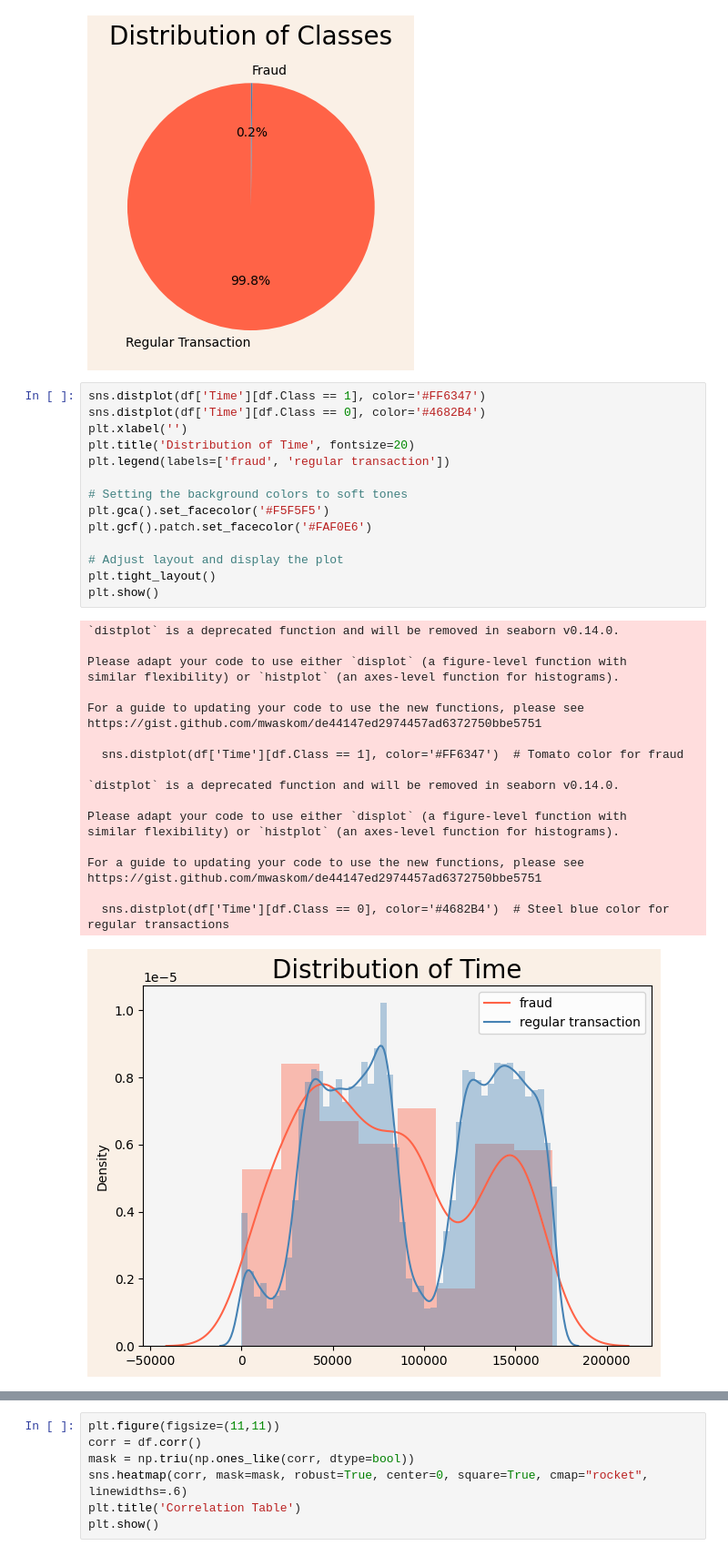
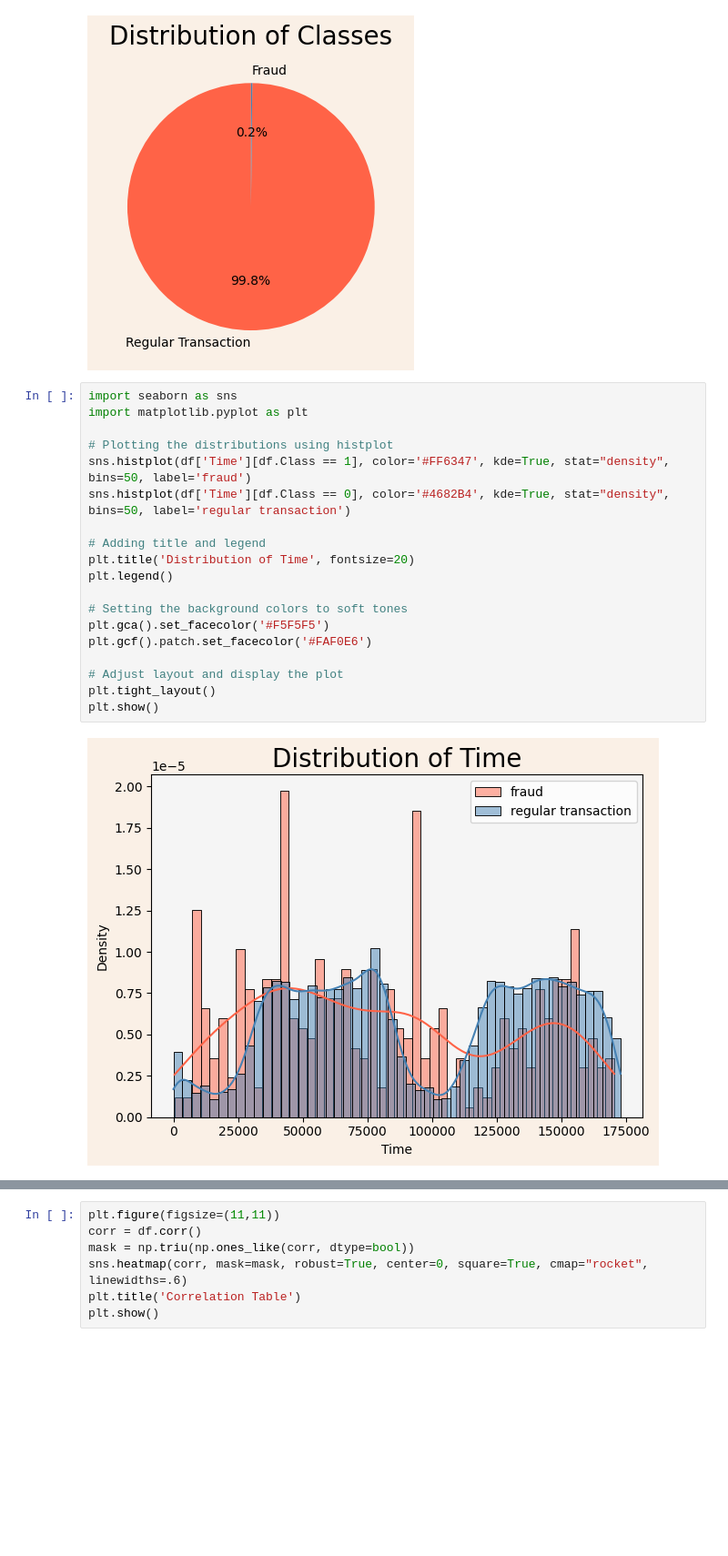
Before and after one commit to elahekarimi/Fraud-detection, a Jupyter notebook: Fraud_detection.ipynb, the cells around one changed output, grey strips where cells are left out. Shown at 91% size. Saved outputs shown, nothing was run; the diff lists cells and outputs as text; blank space fills up the shorter version.

```diff
--- a/Fraud_detection.ipynb
+++ b/Fraud_detection.ipynb
@@ -129,38 +129,24 @@ plt.show()
 # %% [output]
 [figure]
 # %%
-sns.distplot(df['Time'][df.Class == 1], color='#FF6347')
-sns.distplot(df['Time'][df.Class == 0], color='#4682B4')
-plt.xlabel('')
+import seaborn as sns
+import matplotlib.pyplot as plt
+
+# Plotting the distributions using histplot
+sns.histplot(df['Time'][df.Class == 1], color='#FF6347', kde=True, stat="density", bins=50, label='fraud')
+sns.histplot(df['Time'][df.Class == 0], color='#4682B4', kde=True, stat="density", bins=50, label='regular transaction')
+
+# Adding title and legend
 plt.title('Distribution of Time', fontsize=20)
-plt.legend(labels=['fraud', 'regular transaction'])
+plt.legend()
 
 # Setting the background colors to soft tones
 plt.gca().set_facecolor('#F5F5F5')
 plt.gcf().patch.set_facecolor('#FAF0E6')
 
 # Adjust layout and display the plot
 plt.tight_layout()
 plt.show()
 # %% [output]
-`distplot` is a deprecated function and will be removed in seaborn v0.14.0.
-
-Please adapt your code to use either `displot` (a figure-level function with
-similar flexibility) or `histplot` (an axes-level function for histograms).
-
-For a guide to updating your code to use the new functions, please see
-https://gist.github.com/mwaskom/de44147ed2974457ad6372750bbe5751
-
-  sns.distplot(df['Time'][df.Class == 1], color='#FF6347')  # Tomato color for fraud
-
-`distplot` is a deprecated function and will be removed in seaborn v0.14.0.
-
-Please adapt your code to use either `displot` (a figure-level function with
-similar flexibility) or `histplot` (an axes-level function for histograms).
-
-For a guide to updating your code to use the new functions, please see
-https://gist.github.com/mwaskom/de44147ed2974457ad6372750bbe5751
-
-  sns.distplot(df['Time'][df.Class == 0], color='#4682B4')  # Steel blue color for regular transactions
-[figure, old version]
+[figure, new version]
 # %%
```
Also changed, not shown: parts of 4 cells of this notebook.
